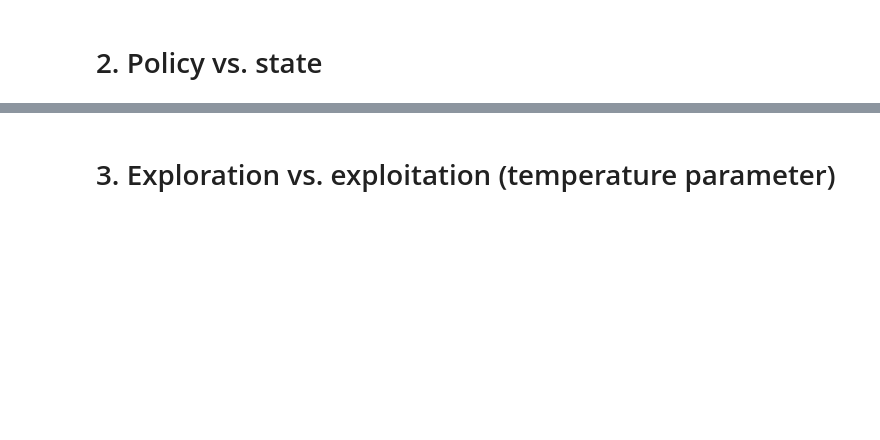
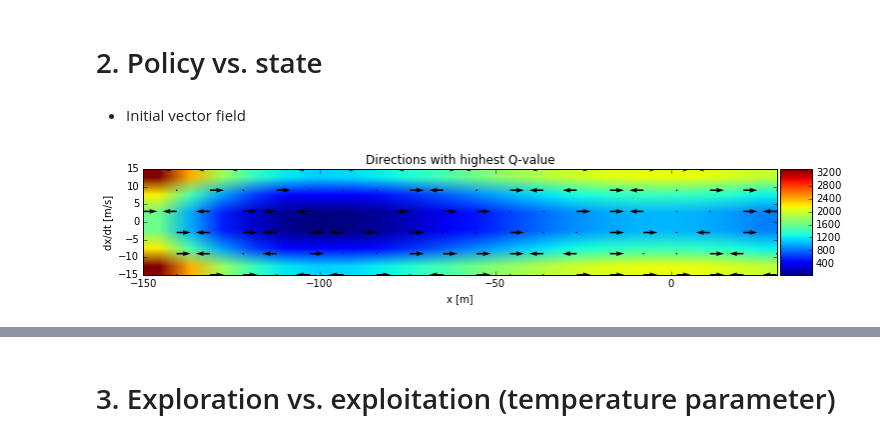
Before and after one commit to rodrigo-pena/rl-mountain-car, a Jupyter notebook: experiments.ipynb, the cells around one changed output, grey strips where cells are left out. Saved outputs shown, nothing was run; the diff lists cells and outputs as text; code cells hidden in the pictures; blank space fills up the shorter version.

```diff
--- a/experiments.ipynb
+++ b/experiments.ipynb
@@ -26,0 +39,7 @@ plt.show()
+# %% [markdown]
+* Initial vector field
+# %%
+st.plot_vector_field(agent)
+plt.show()
+# %% [output]
+[figure, added]
```
Also changed, not shown: parts of 27 cells of this notebook, 1 other file.
